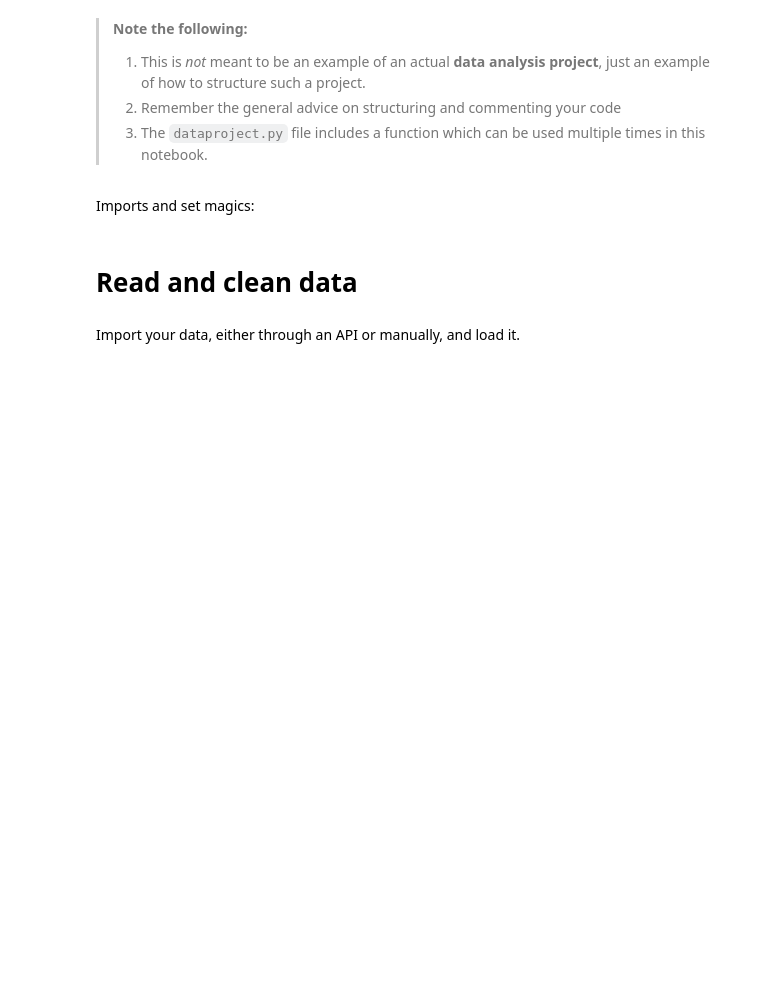
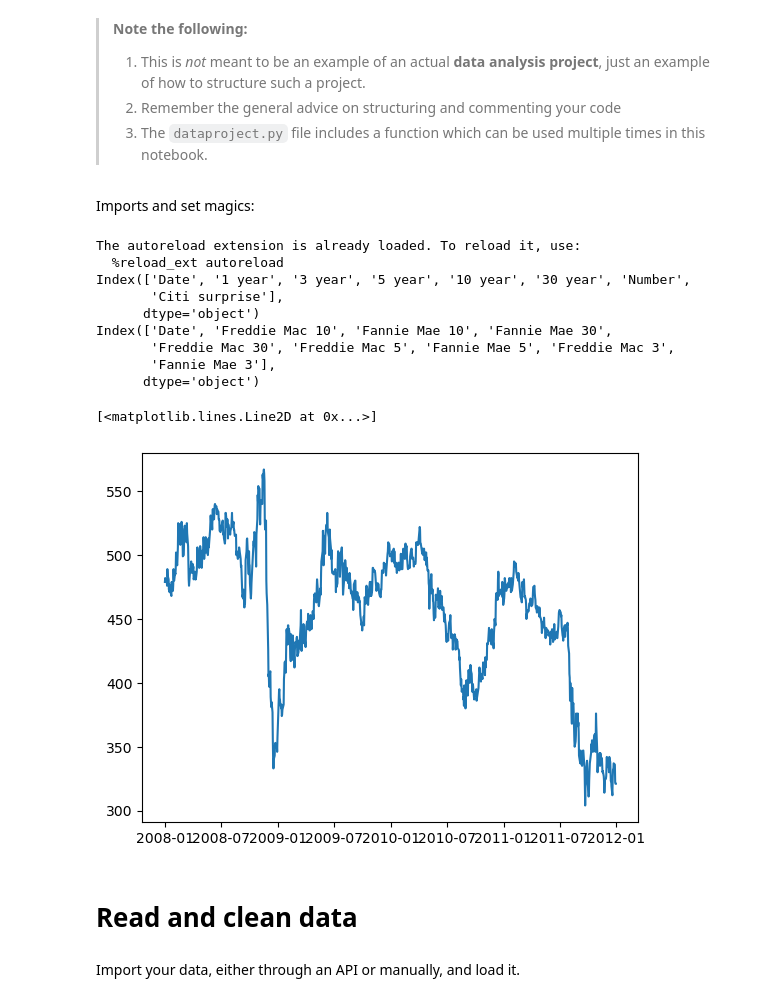
Before and after one commit to NumEconCopenhagen/projects-2023-3500, a Jupyter notebook: dataproject/dataproject.ipynb, the cells around one changed output. Drawn from its saved outputs; the diff is of its cells as text; code cells hidden in the pictures; blank space fills up the shorter version.

```diff
--- a/dataproject/dataproject.ipynb
+++ b/dataproject/dataproject.ipynb
@@ -10,23 +10,41 @@ Imports and set magics:
 # %%
 import pandas as pd
 import numpy as np
 import matplotlib.pyplot as plt
 import ipywidgets as widgets
+
+from IPython.display import display
 
 # autoreload modules when code is run
 %load_ext autoreload
 %autoreload 2
 
 # user written modules
 import dataproject
 # Make csv files to datafranes and merge datasets
 df_tres = pd.read_csv('Treasuries.csv', sep=";")
 #print(df_tres.head(10))
 df_agency = pd.read_csv('Agency.csv', sep=";")
 print(df_tres.columns)
 print(df_agency.columns)
 df_merged = df_tres.merge(df_agency, on="Date", how='inner')
-#print (df_merged.tail(10))
+df_merged.sort_values(by=['Number'], ascending=False)
+df_merged["Date"] = pd.to_datetime(df_merged["Date"], format="%d.%m.%Y")
+#print (df_merged.head(10))
+
+#plt.plot(df_merged["Date"], df_merged["Freddie Mac 30"])
+# %% [output]
+The autoreload extension is already loaded. To reload it, use:
+  %reload_ext autoreload
+Index(['Date', '1 year', '3 year', '5 year', '10 year', '30 year', 'Number',
+       'Citi surprise'],
+      dtype='object')
+Index(['Date', 'Freddie Mac 10', 'Fannie Mae 10', 'Fannie Mae 30',
+       'Freddie Mac 30', 'Freddie Mac 5', 'Fannie Mae 5', 'Freddie Mac 3',
+       'Fannie Mae 3'],
+      dtype='object')
+[<matplotlib.lines.Line2D at 0x...>]
+[figure, added]
 # %% [markdown]
 # Read and clean data
 # %% [markdown]
```
Also changed, not shown: parts of 2 cells of this notebook.
